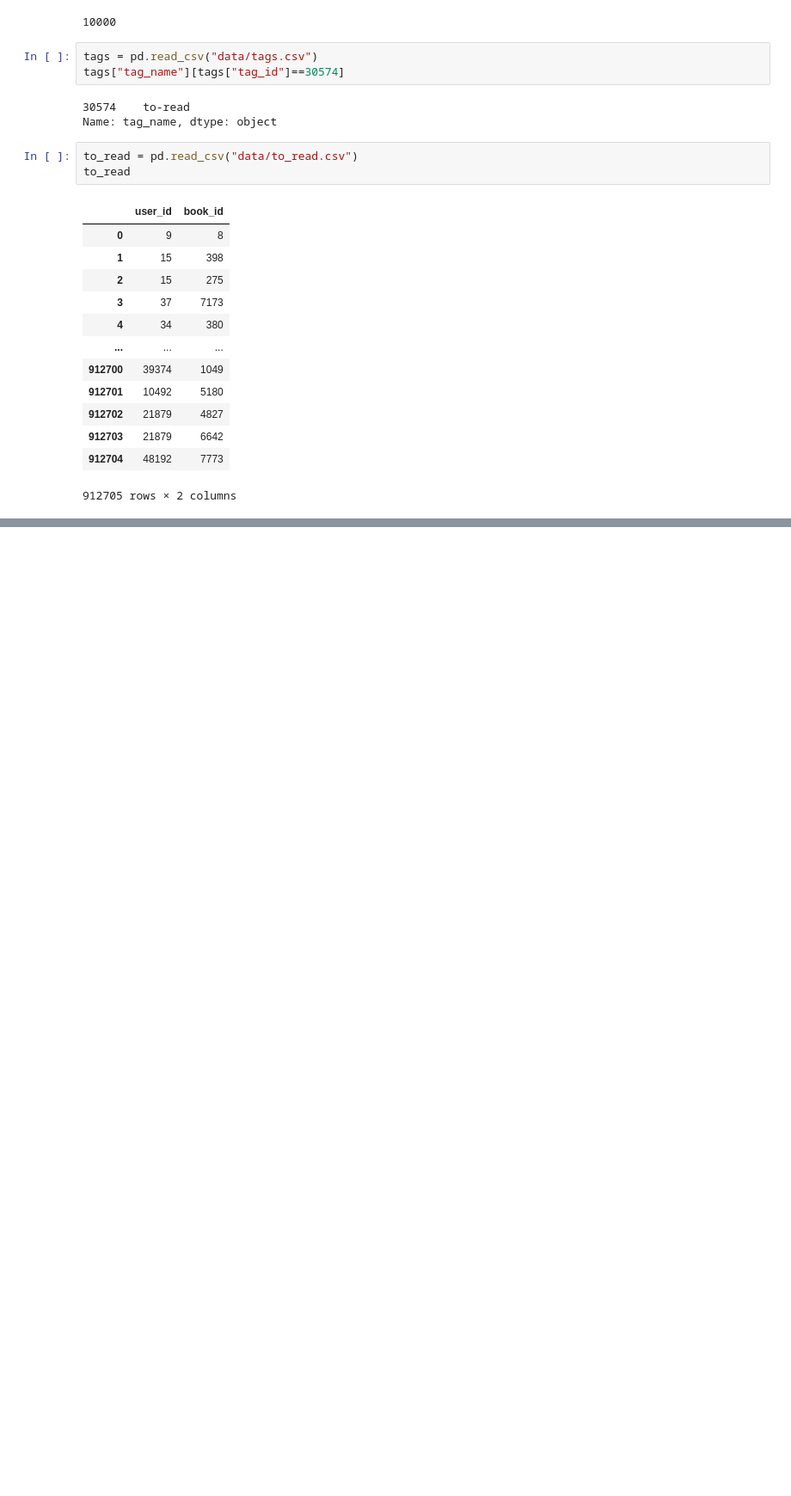
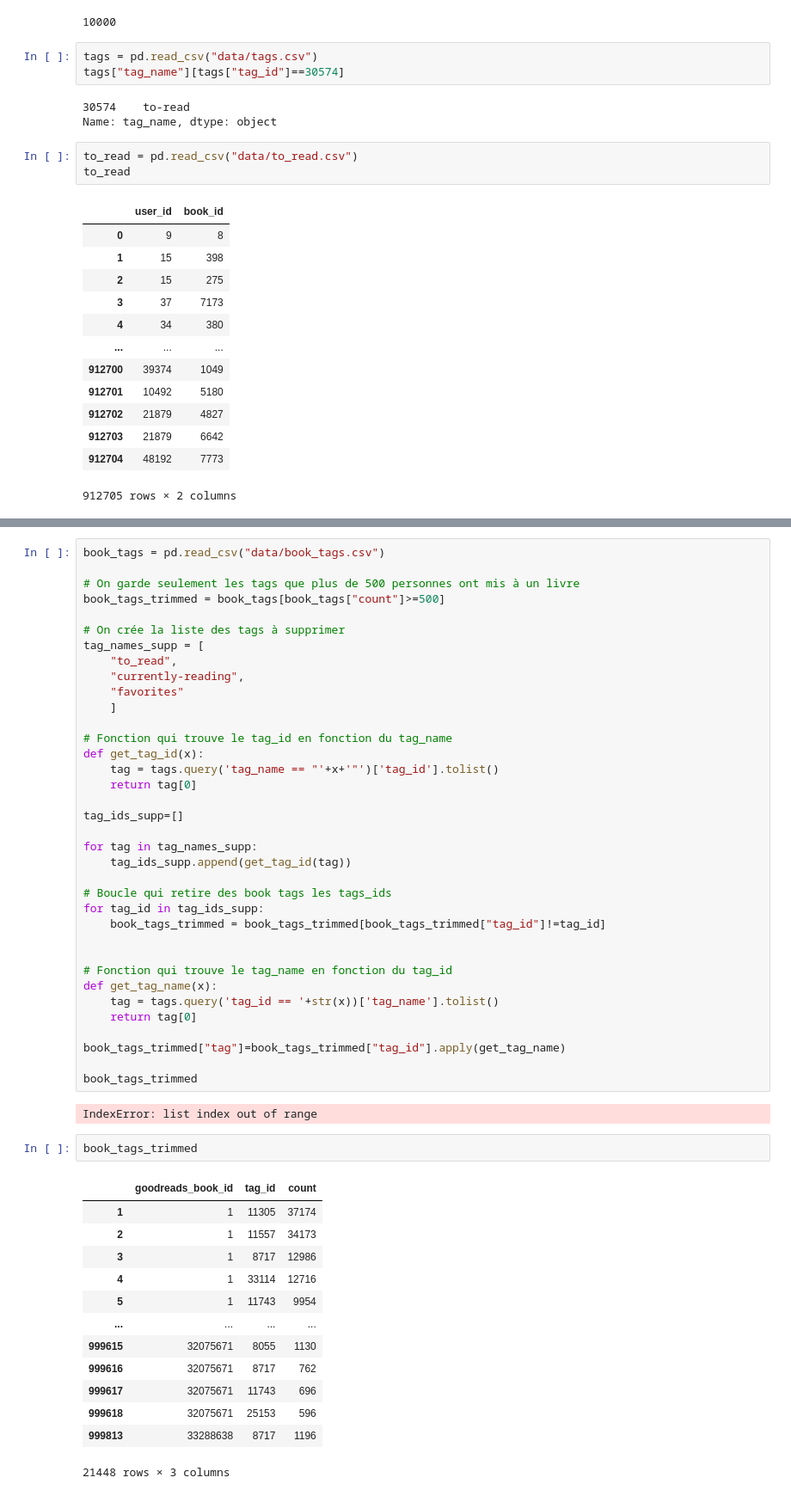
Before and after one commit to Recomandation-System-Simplon/Librairie_recommandation, a Jupyter notebook: DossierWorks/DataAnalyse.ipynb, the cells around one changed output, grey strips where cells are left out. Shown: that part at 86% size. Drawn from its saved outputs; the diff is of its cells as text; blank space fills up the shorter version.

```diff
--- a/DossierWorks/DataAnalyse.ipynb
+++ b/DossierWorks/DataAnalyse.ipynb
@@ -188,0 +186,54 @@ df
+# %%
+book_tags = pd.read_csv("data/book_tags.csv")
+
+# On garde seulement les tags que plus de 500 personnes ont mis à un livre
+book_tags_trimmed = book_tags[book_tags["count"]>=500]
+
+# On crée la liste des tags à supprimer
+tag_names_supp = [
+    "to_read",
+    "currently-reading",
+    "favorites"
+    ]
+
+# Fonction qui trouve le tag_id en fonction du tag_name
+def get_tag_id(x):
+    tag = tags.query('tag_name == "'+x+'"')['tag_id'].tolist()
+    return tag[0]
+
+tag_ids_supp=[]
+
+for tag in tag_names_supp:
+    tag_ids_supp.append(get_tag_id(tag))
+
+# Boucle qui retire des book tags les tags_ids
+for tag_id in tag_ids_supp:
+    book_tags_trimmed = book_tags_trimmed[book_tags_trimmed["tag_id"]!=tag_id]
+
+
+# Fonction qui trouve le tag_name en fonction du tag_id
+def get_tag_name(x):
+    tag = tags.query('tag_id == '+str(x))['tag_name'].tolist()
+    return tag[0]
+
+book_tags_trimmed["tag"]=book_tags_trimmed["tag_id"].apply(get_tag_name)
+
+book_tags_trimmed
+# %% [output]
+IndexError: list index out of range
+# %%
+book_tags_trimmed
+# %% [output]
+|  | goodreads_book_id | tag_id | count |
+| 1 | 1 | 11305 | 37174 |
+| 2 | 1 | 11557 | 34173 |
+| 3 | 1 | 8717 | 12986 |
+| 4 | 1 | 33114 | 12716 |
+| 5 | 1 | 11743 | 9954 |
+| ... | ... | ... | ... |
+| 999615 | 32075671 | 8055 | 1130 |
+| 999616 | 32075671 | 8717 | 762 |
+| 999617 | 32075671 | 11743 | 696 |
+| 999618 | 32075671 | 25153 | 596 |
+| 999813 | 33288638 | 8717 | 1196 |
+21448 rows × 3 columns
```
Also changed, not shown: parts of 2 cells of this notebook.
